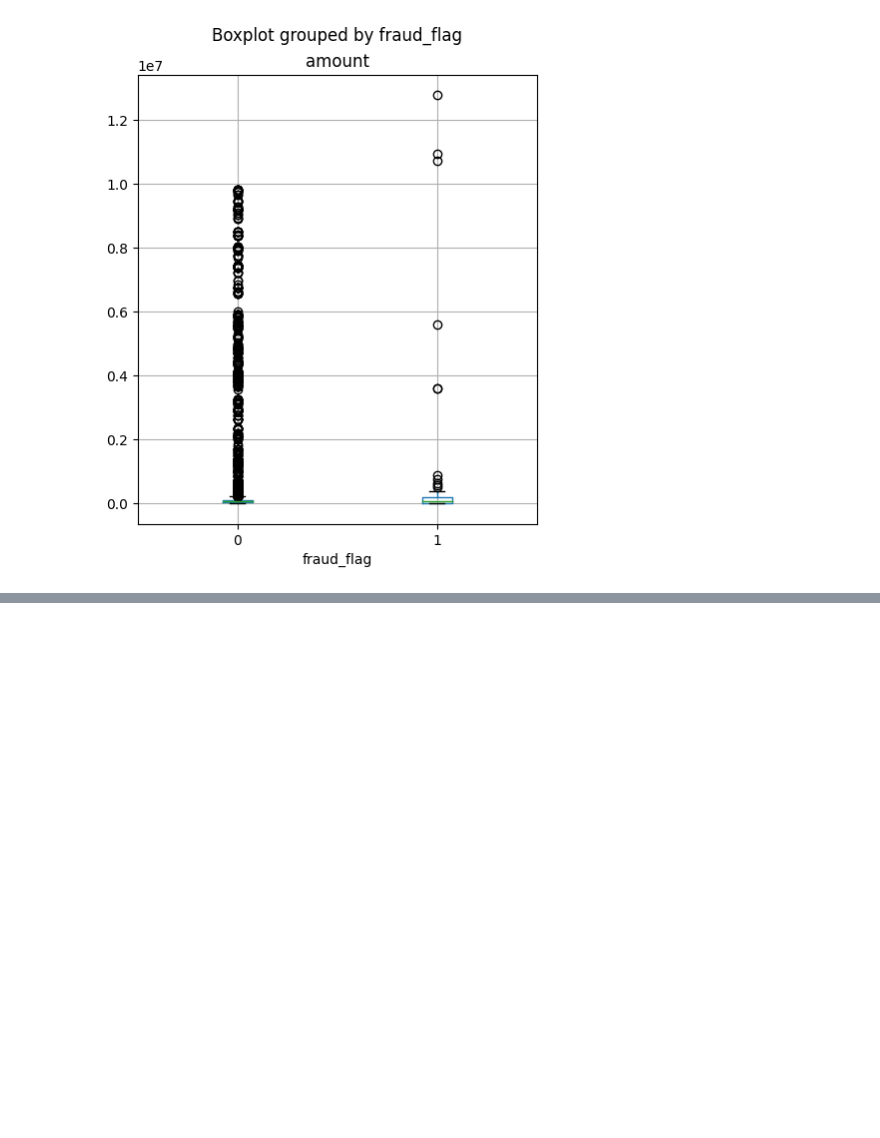
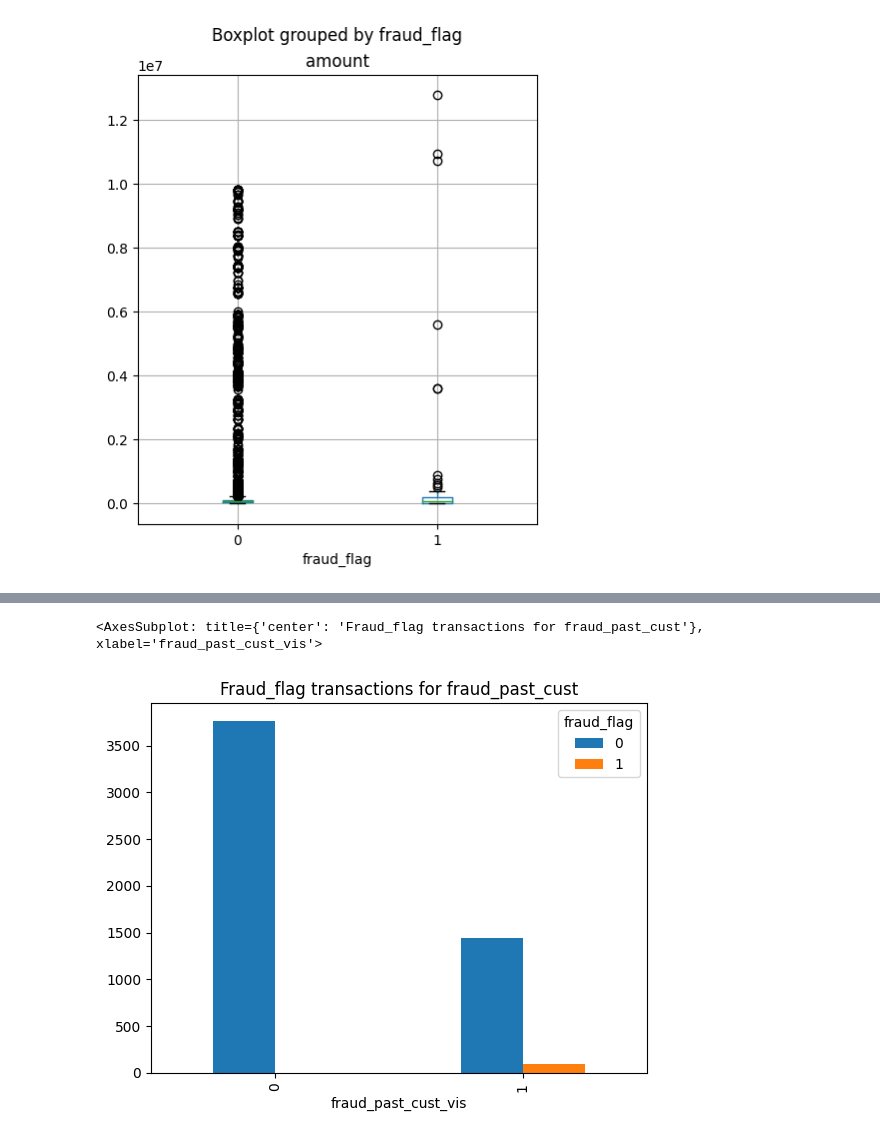
Before and after one commit to bhavesh-chainani/fraud_detection, a Jupyter notebook: bhavesh_silent_eight.ipynb, the cells around one changed output, grey strips where cells are left out. Cells and saved outputs as stored; diff of their text form; code cells hidden in the pictures; blank space fills up the shorter version.

```diff
--- a/bhavesh_silent_eight.ipynb
+++ b/bhavesh_silent_eight.ipynb
@@ -742,0 +741,2 @@ data.boxplot(column='amount', by='fraud_flag', figsize=(5,6))
+# %%
+data_model_vis = data_model_2.copy()
@@ -742,0 +759,14 @@ data.boxplot(column='amount', by='fraud_flag', figsize=(5,6))
+# %%
+data_model_vis["fraud_past_cust_vis"] = [0 if x == 0.0 else 1 for x in data_model_vis['fraud_past_cust']]
+data_model_vis["fraud_past_counter_vis"] = [0 if x == 0.0 else 1 for x in data_model_vis['fraud_past_counter']]
+# %%
+## Visualise distribution of y value for fraud_past_cust
+(data_model_vis
+ .groupby(['fraud_past_cust_vis', 'fraud_flag'])
+ .size()
+ .unstack()
+ .plot.bar(title="Fraud_flag transactions for fraud_past_cust")
+)
+# %% [output]
+<AxesSubplot: title={'center': 'Fraud_flag transactions for fraud_past_cust'}, xlabel='fraud_past_cust_vis'>
+[figure, added]
```
Also changed, not shown: parts of 11 cells of this notebook.
